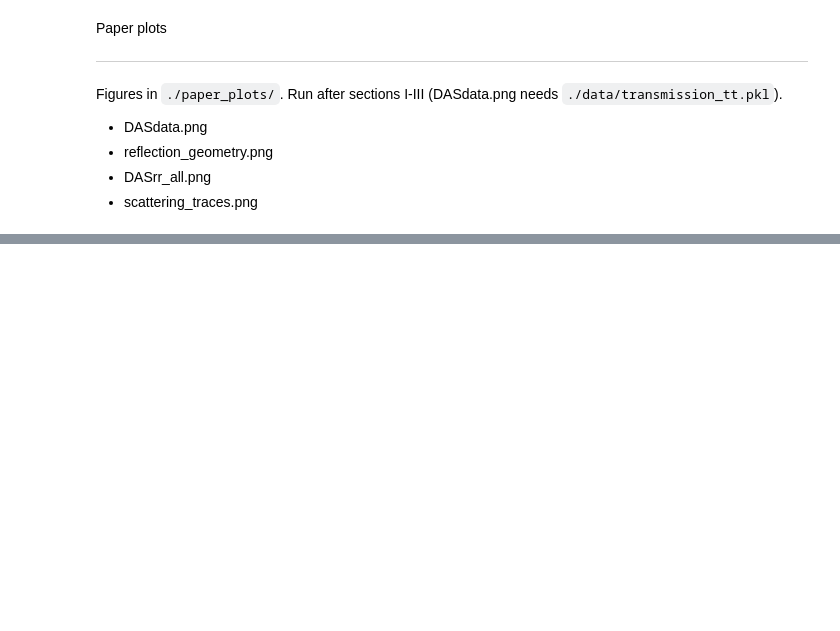
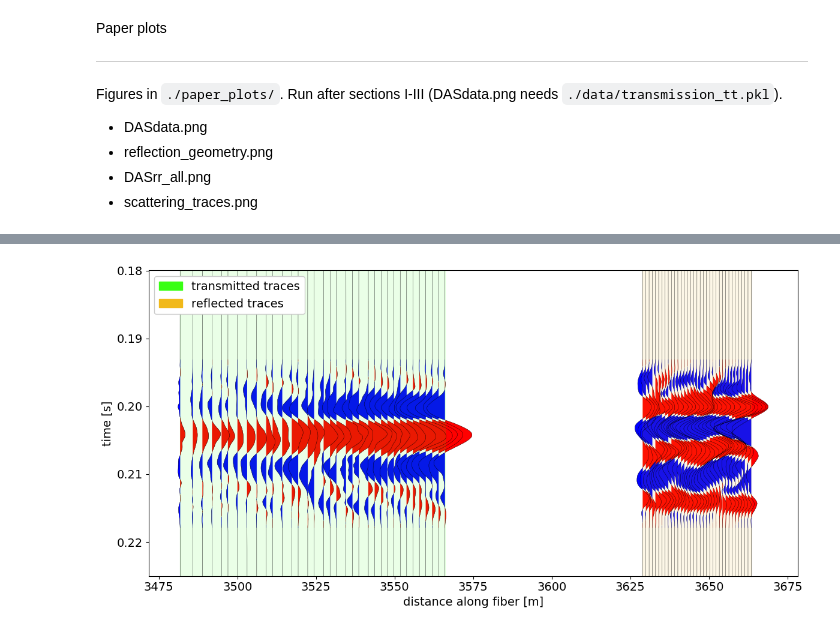
Before and after one commit to esotelog/ScatteringDAS, a Jupyter notebook: DASdata.ipynb, the cells around one changed output, grey strips where cells are left out. Saved outputs shown, nothing was run; the diff lists cells and outputs as text; code cells hidden in the pictures; blank space fills up the shorter version.

```diff
--- a/DASdata.ipynb
+++ b/DASdata.ipynb
@@ -521,23 +529,25 @@ fig.savefig('./plots/DASplots/DASrr_all.png', dpi=660, bbox_inches="tight")
 # %%
 #Paper plot - scattering_traces.png
 #Plot - Transmitted Step 4: windowed pairs in one panel
 # transmitted + reflected windowed traces in one panel (x = distance along fiber, y = time)
 scale = 0.1          # wiggle amplitude
 step  = 1            # plot every n-th trace
 plt.close('all')
 fig_scat = plt.figure(figsize=(12, 6))
 scat_tr_w.plot_wiggle(scale=scale, trace_step=step, linewidth=0.3)   # transmitted (shallower depths)
 scat_rr_w.plot_wiggle(scale=0.08, trace_step=step, linewidth=0.3)    # reflected (deeper depths)
 ax = plt.gca()
 ax.set_ylim(0.225, 0.18)            # time increasing downwards
 ax.axvspan(scat_tr_w.daxis.min(), scat_tr_w.daxis.max(), color='#39FF14', alpha=0.1, label='transmitted traces')
 ax.axvspan(scat_rr_w.daxis.min(), scat_rr_w.daxis.max(), color='#F1B91A', alpha=0.1, label='reflected traces')
 ax.set_xlabel('distance along fiber [m]', fontsize=14)
 ax.set_ylabel('time [s]', fontsize=14)
 ax.tick_params(labelsize=14)
-leg = ax.legend(loc='lower right', fontsize=14, facecolor='white', framealpha=1)
+leg = ax.legend(loc='upper left', fontsize=14, facecolor='white', framealpha=1)
 for h in leg.legend_handles:
     h.set_alpha(1)
 plt.tight_layout()
 plt.show()
-fig_scat.savefig('./plots/DASplots/scattering_traces_new.png', dpi=400, bbox_inches="tight")
+fig_scat.savefig('./plots/DASplots/scattering_traces_new.pdf', dpi=400, bbox_inches="tight")
+# %% [output]
+[figure, added]
```
Also changed, not shown: parts of 4 cells of this notebook, 2 other files.
